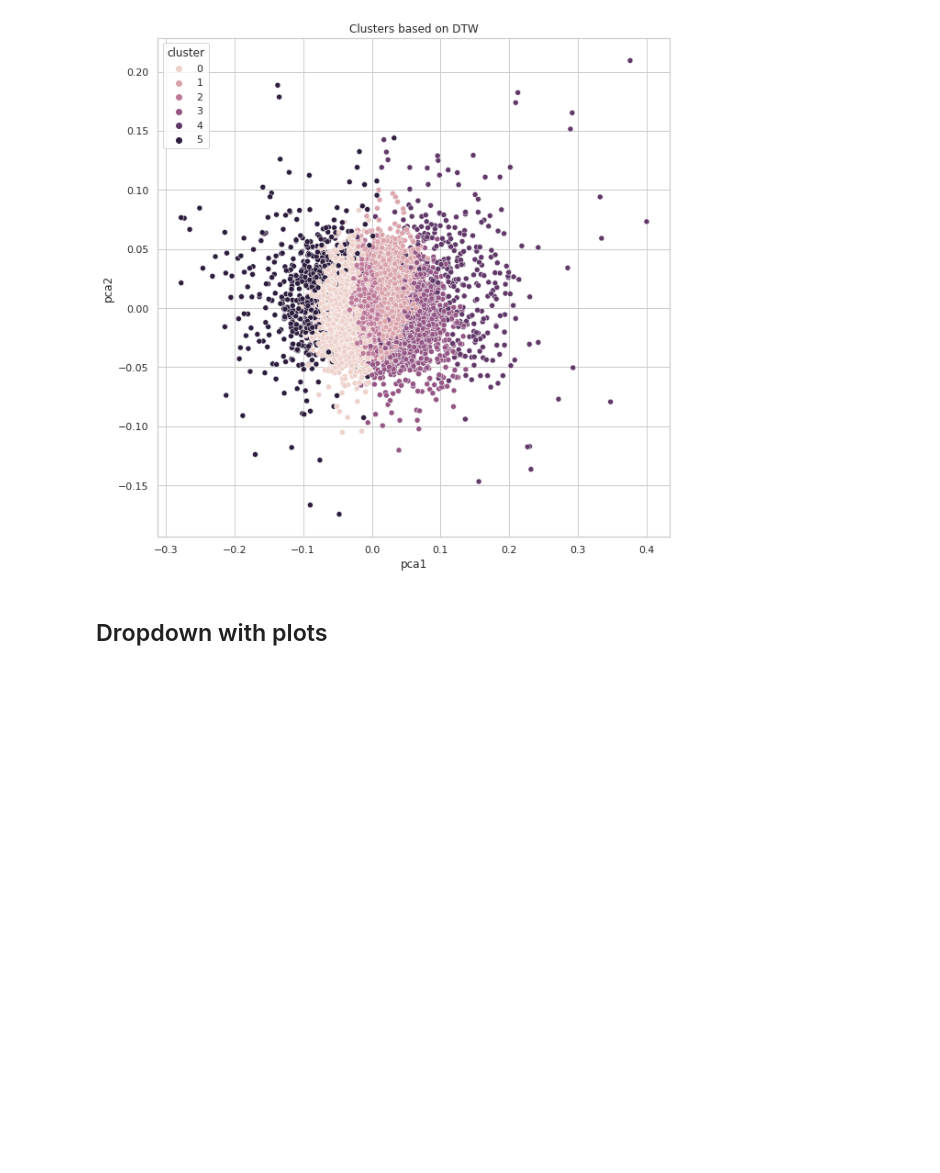
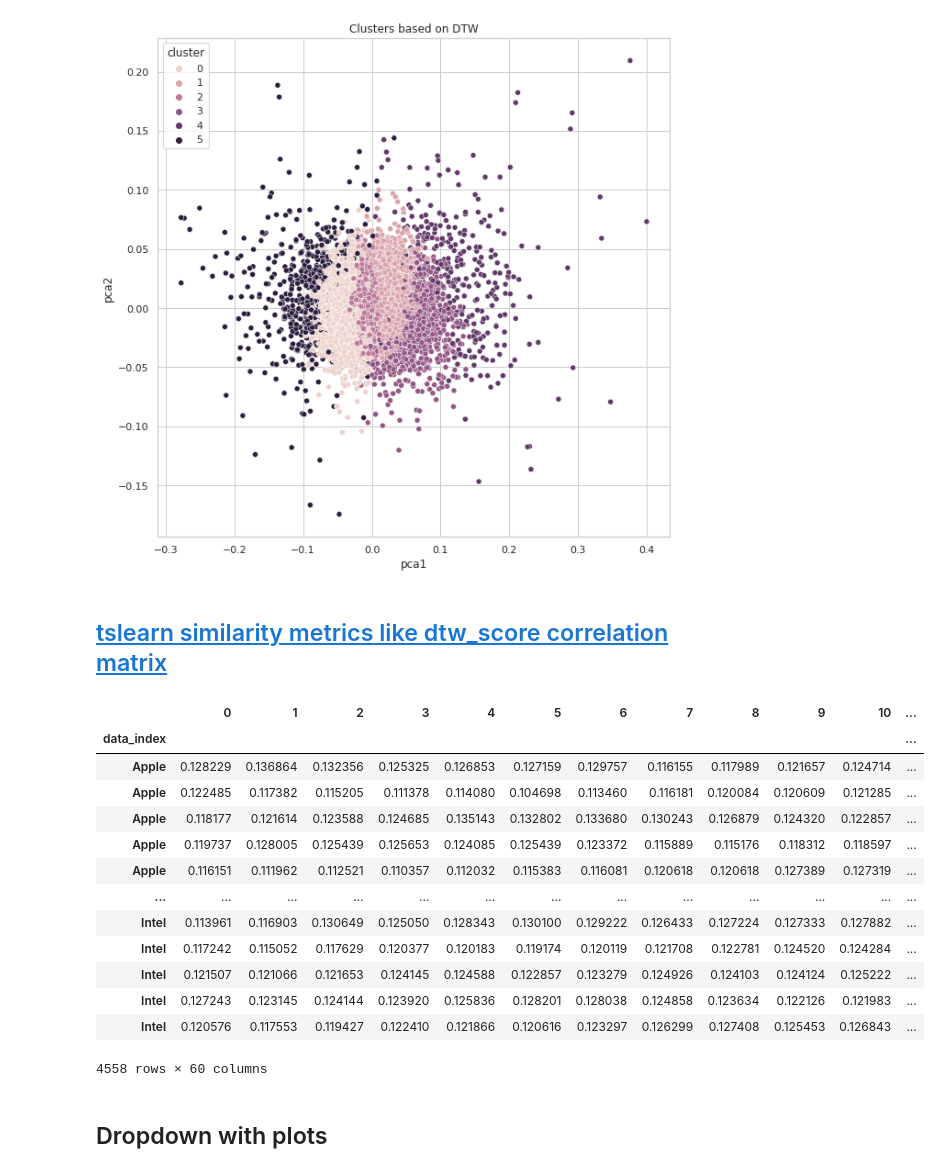
Before and after one commit to OmkarMehta/SSFwithNODE, a Jupyter notebook: time-series-similarity/time_series_similarity.ipynb, the cells around one changed output. Drawn from its saved outputs; the diff is of its cells as text; code cells hidden in the pictures; blank space fills up the shorter version.

Commit message:
Get samples under each cluster

```diff
--- a/time-series-similarity/time_series_similarity.ipynb
+++ b/time-series-similarity/time_series_similarity.ipynb
@@ -2343,3 +2341,29 @@ def plot_clusters(cluster_map):
 plot_clusters(cluster_map)
 # %% [output]
 [figure]
+# %% [markdown]
+## [tslearn similarity metrics like dtw_score correlation matrix](https://tslearn.readthedocs.io/en/stable/gen_modules/tslearn.metrics.html)
+# %%
+df_demo = get_samples_per_cluster(data_index, dba_dict['dba_km'])
+data_demo = pd.DataFrame(np.reshape(X_train, (X_train.shape[0], X_train.shape[1])))
+# %%
+club = pd.concat([df_demo, data_demo], axis=1)
+# %%
+club_0 = club[club['cluster']==0]
+# %%
+club_0.drop('cluster', axis=1).set_index('data_index')
+# %% [output]
+|  | 0 | 1 | 2 | 3 | 4 | 5 | 6 | 7 | 8 | 9 | 10 | ... |
+| data_index |  |  |  |  |  |  |  |  |  |  |  | ... |
+| Apple | 0.128229 | 0.136864 | 0.132356 | 0.125325 | 0.126853 | 0.127159 | 0.129757 | 0.116155 | 0.117989 | 0.121657 | 0.124714 | ... |
+| Apple | 0.122485 | 0.117382 | 0.115205 | 0.111378 | 0.114080 | 0.104698 | 0.113460 | 0.116181 | 0.120084 | 0.120609 | 0.121285 | ... |
+| Apple | 0.118177 | 0.121614 | 0.123588 | 0.124685 | 0.135143 | 0.132802 | 0.133680 | 0.130243 | 0.126879 | 0.124320 | 0.122857 | ... |
+| Apple | 0.119737 | 0.128005 | 0.125439 | 0.125653 | 0.124085 | 0.125439 | 0.123372 | 0.115889 | 0.115176 | 0.118312 | 0.118597 | ... |
+| Apple | 0.116151 | 0.111962 | 0.112521 | 0.110357 | 0.112032 | 0.115383 | 0.116081 | 0.120618 | 0.120618 | 0.127389 | 0.127319 | ... |
+| ... | ... | ... | ... | ... | ... | ... | ... | ... | ... | ... | ... | ... |
+| Intel | 0.113961 | 0.116903 | 0.130649 | 0.125050 | 0.128343 | 0.130100 | 0.129222 | 0.126433 | 0.127224 | 0.127333 | 0.127882 | ... |
+| Intel | 0.117242 | 0.115052 | 0.117629 | 0.120377 | 0.120183 | 0.119174 | 0.120119 | 0.121708 | 0.122781 | 0.124520 | 0.124284 | ... |
+| Intel | 0.121507 | 0.121066 | 0.121653 | 0.124145 | 0.124588 | 0.122857 | 0.123279 | 0.124926 | 0.124103 | 0.124124 | 0.125222 | ... |
+| Intel | 0.127243 | 0.123145 | 0.124144 | 0.123920 | 0.125836 | 0.128201 | 0.128038 | 0.124858 | 0.123634 | 0.122126 | 0.121983 | ... |
+| Intel | 0.120576 | 0.117553 | 0.119427 | 0.122410 | 0.121866 | 0.120616 | 0.123297 | 0.126299 | 0.127408 | 0.125453 | 0.126843 | ... |
+4558 rows × 60 columns
```
Also changed, not shown: parts of 6 cells of this notebook.
